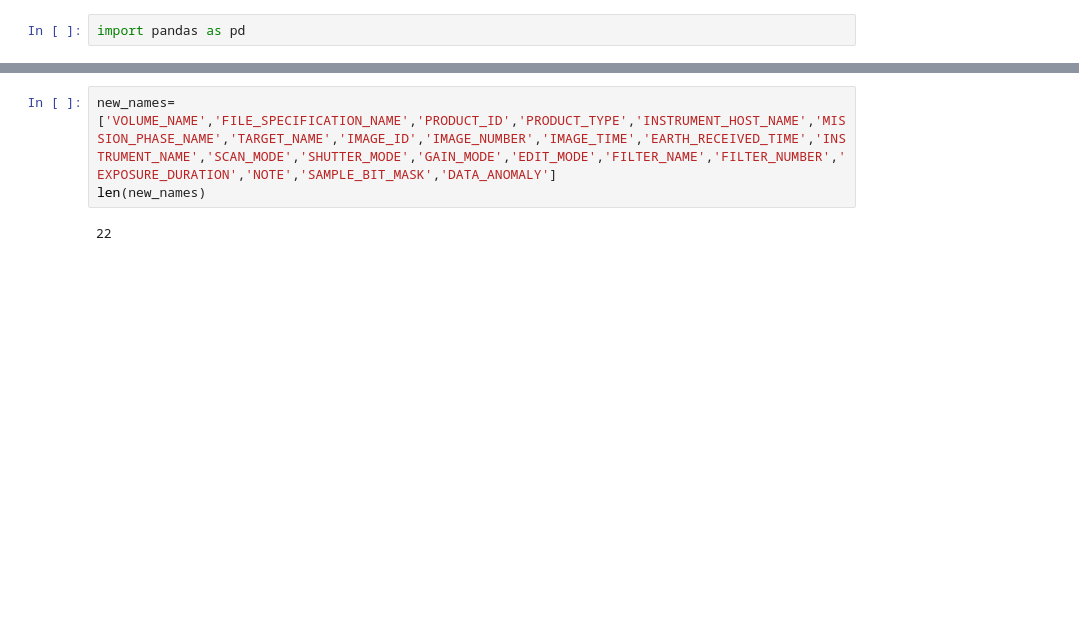
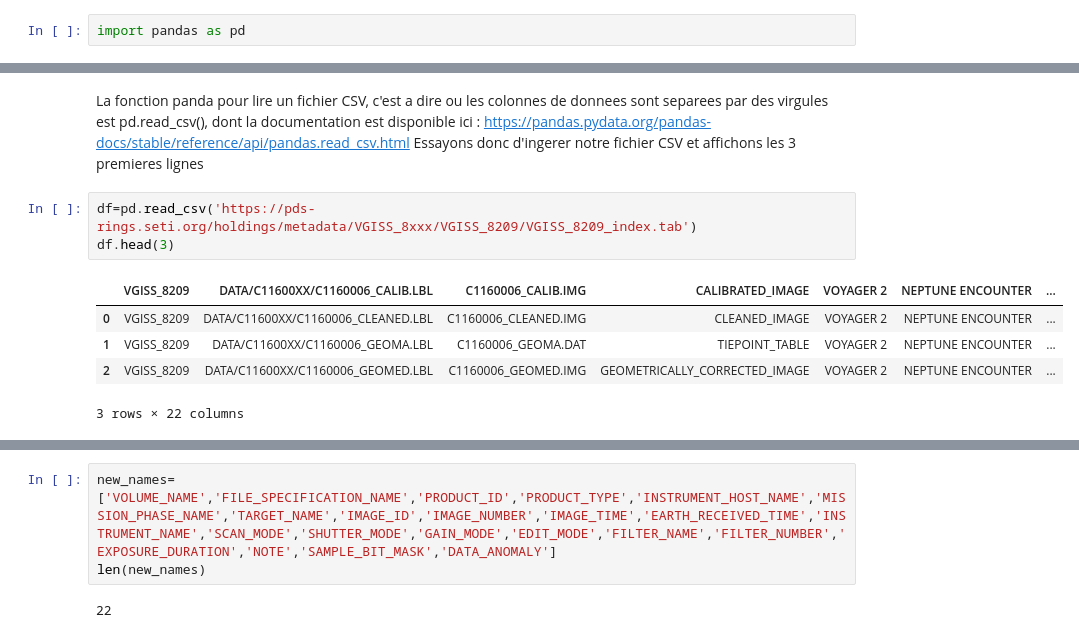
Before and after one commit to mbozzore/sandbox, a Jupyter notebook: Voyager2pandas.ipynb, the cells around one changed output, grey strips where cells are left out. Saved outputs shown, nothing was run; the diff lists cells and outputs as text; blank space fills up the shorter version.

```diff
--- a/Voyager2pandas.ipynb
+++ b/Voyager2pandas.ipynb
@@ -15,0 +27,12 @@ import pandas as pd
+# %% [markdown]
+La fonction panda pour lire un fichier CSV, c'est a dire ou les colonnes de donnees sont separees par des virgules est pd.read_csv(), dont la documentation est disponible ici : https://pandas.pydata.org/pandas-docs/stable/reference/api/pandas.read_csv.html
+Essayons donc d'ingerer notre fichier CSV et affichons les 3 premieres lignes
+# %%
+df=pd.read_csv('https://pds-rings.seti.org/holdings/metadata/VGISS_8xxx/VGISS_8209/VGISS_8209_index.tab')
+df.head(3)
+# %% [output]
+|  | VGISS_8209 | DATA/C11600XX/C1160006_CALIB.LBL | C1160006_CALIB.IMG | CALIBRATED_IMAGE | VOYAGER 2 | NEPTUNE ENCOUNTER | ... |
+| 0 | VGISS_8209 | DATA/C11600XX/C1160006_CLEANED.LBL | C1160006_CLEANED.IMG | CLEANED_IMAGE | VOYAGER 2 | NEPTUNE ENCOUNTER | ... |
+| 1 | VGISS_8209 | DATA/C11600XX/C1160006_GEOMA.LBL | C1160006_GEOMA.DAT | TIEPOINT_TABLE | VOYAGER 2 | NEPTUNE ENCOUNTER | ... |
+| 2 | VGISS_8209 | DATA/C11600XX/C1160006_GEOMED.LBL | C1160006_GEOMED.IMG | GEOMETRICALLY_CORRECTED_IMAGE | VOYAGER 2 | NEPTUNE ENCOUNTER | ... |
+3 rows × 22 columns
```
Also changed, not shown: parts of 51 cells of this notebook.
